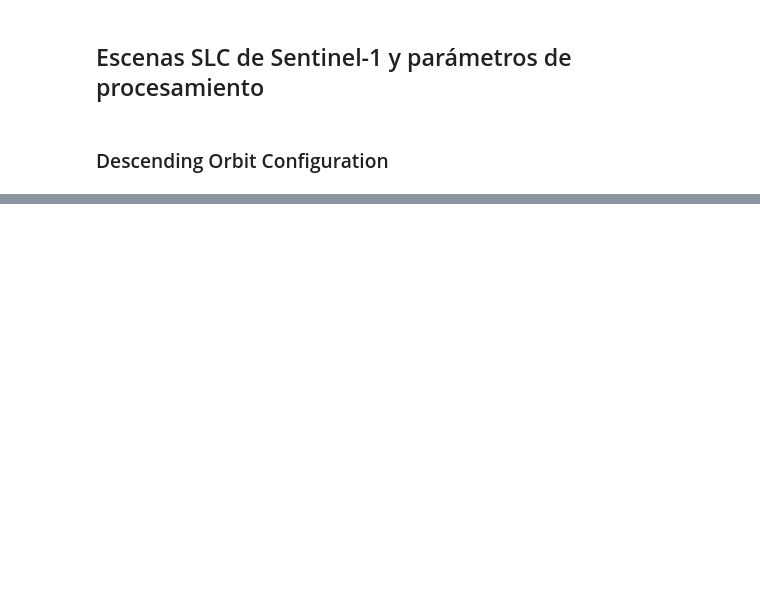
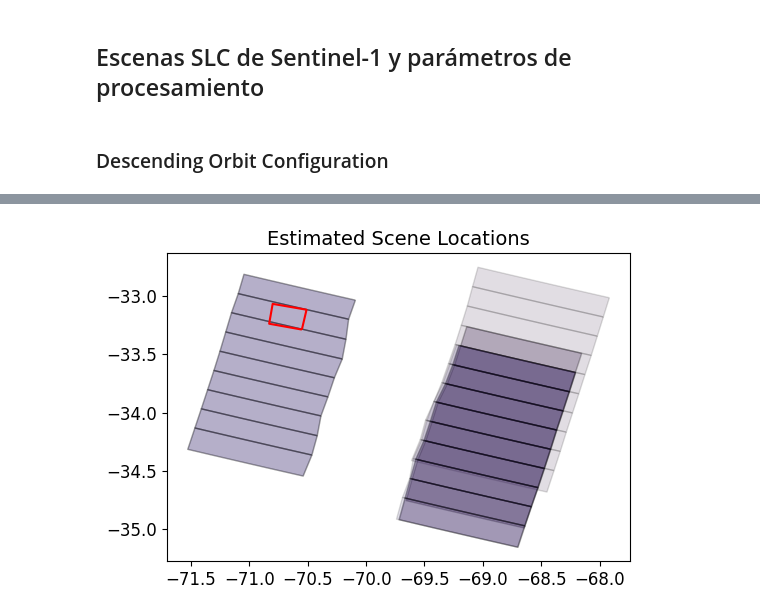
Before and after one commit to paoandreachv/Practica, a Jupyter notebook: Mina_Los_Bronces,_Colina.ipynb, the cells around one changed output, grey strips where cells are left out. Drawn from its saved outputs; the diff is of its cells as text; code cells hidden in the pictures; blank space fills up the shorter version.

```diff
--- a/Mina_Los_Bronces,_Colina.ipynb
+++ b/Mina_Los_Bronces,_Colina.ipynb
@@ -195,0 +294,11 @@ DEM = f'{DATADIR}/dem.nc'
+# %%
+# Se buscan las escenas Sentinel-1 (SLC) dentro del directorio de datos (DATADIR) que
+# coincidan con el sub-swath y la polarización especificada. Esto se guarda en la variable scenes.
+
+scenes = S1.scan_slc(DATADIR, subswath=SUBSWATH, polarization=POLARIZATION)
+# %%
+# Se crea un objeto Stack de PyGMTSAR que representa el conjunto de escenas para el
+# procesamiento SBAS.
+
+sbas = Stack(WORKDIR, drop_if_exists=True).set_scenes(scenes)
+sbas.to_dataframe()
@@ -195,0 +319,7 @@ DEM = f'{DATADIR}/dem.nc'
+# %%
+# Genera un gráfico que muestra la ubicación de las escenas Sentinel-1 en un mapa, utilizando el área de
+# interés (AOI) como referencia.
+
+sbas.plot_scenes(AOI=AOI)
+# %% [output]
+[figure, added]
```
Also changed, not shown: parts of 22 cells of this notebook.
